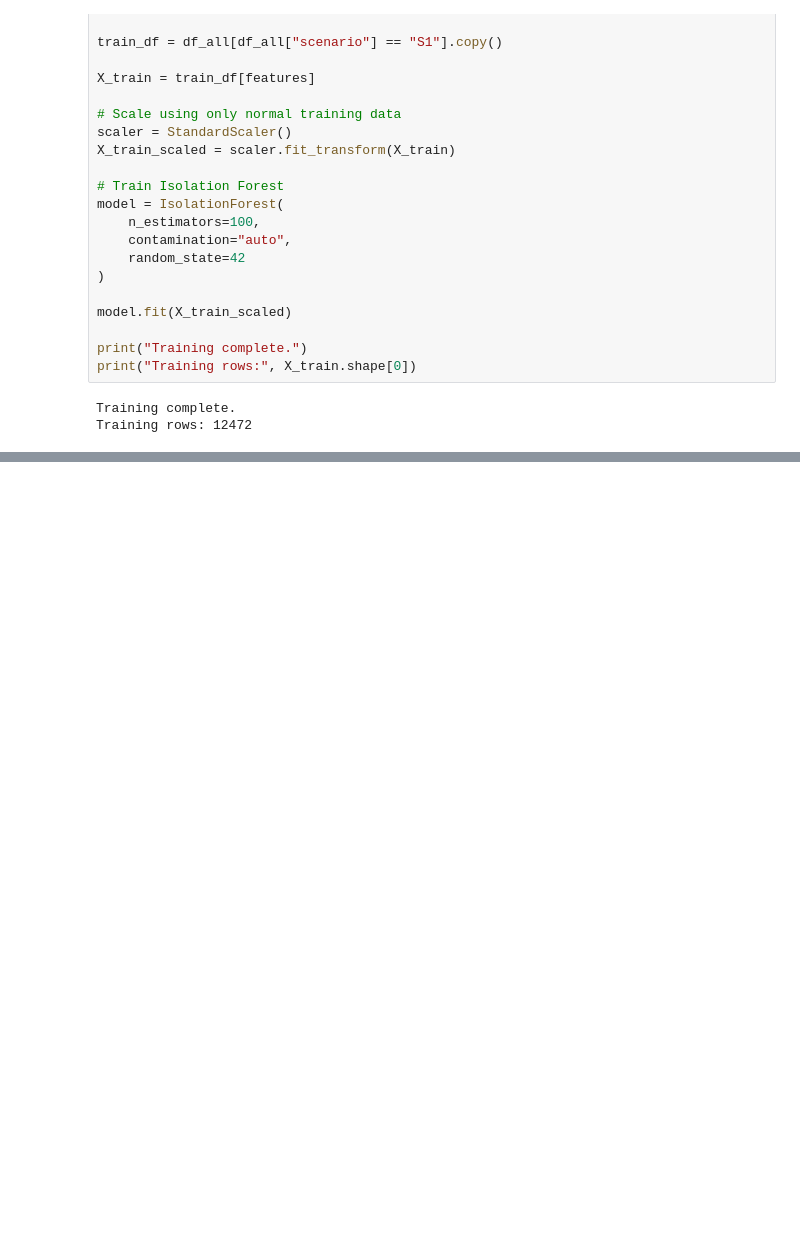
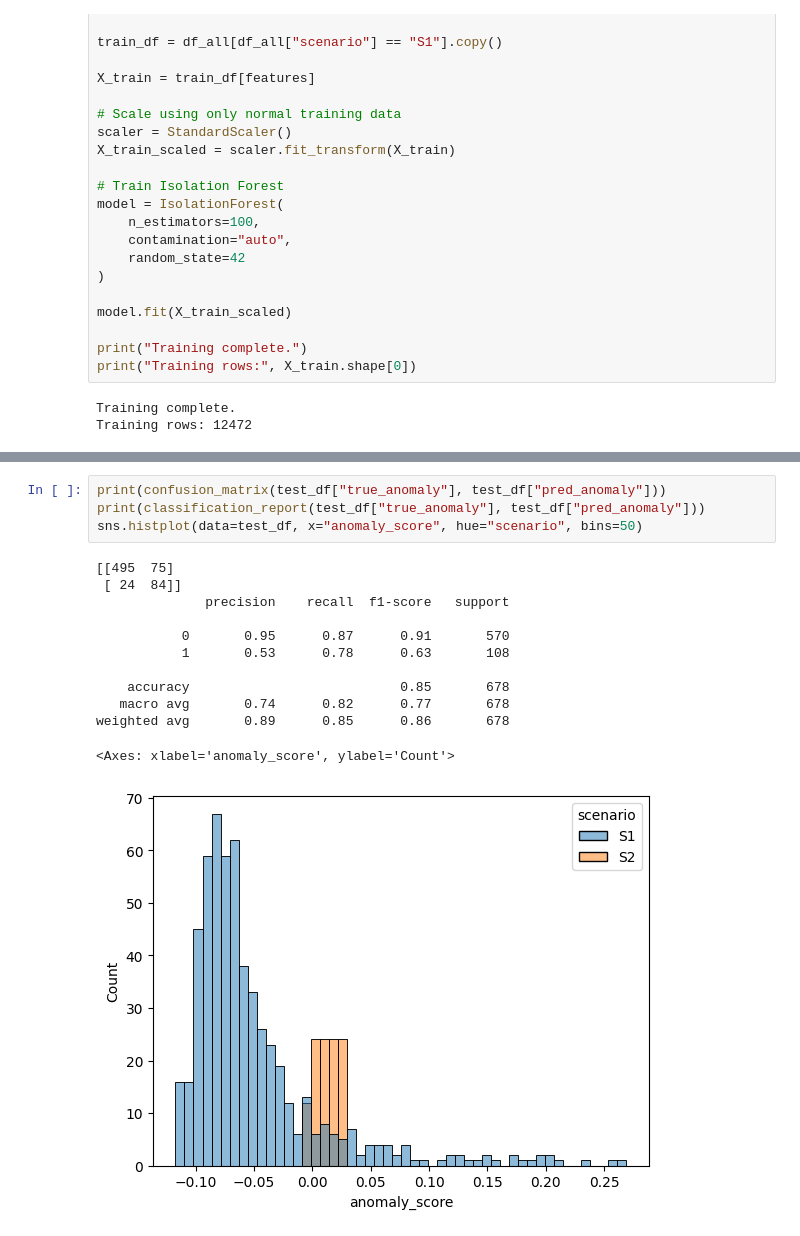
Before and after one commit to RonanBiggs/Anomalous-RFID-Detection, a Jupyter notebook: RFID.ipynb, the cells around one changed output, grey strips where cells are left out. Drawn from its saved outputs; the diff is of its cells as text; blank space fills up the shorter version.

```diff
--- a/RFID.ipynb
+++ b/RFID.ipynb
@@ -223,0 +368,17 @@ weighted avg       0.88      0.90      0.89    118367
+# %%
+print(confusion_matrix(test_df["true_anomaly"], test_df["pred_anomaly"]))
+print(classification_report(test_df["true_anomaly"], test_df["pred_anomaly"]))
+sns.histplot(data=test_df, x="anomaly_score", hue="scenario", bins=50)
+# %% [output]
+[[495  75]
+ [ 24  84]]
+              precision    recall  f1-score   support
+
+           0       0.95      0.87      0.91       570
+           1       0.53      0.78      0.63       108
+
+    accuracy                           0.85       678
+   macro avg       0.74      0.82      0.77       678
+weighted avg       0.89      0.85      0.86       678
+<Axes: xlabel='anomaly_score', ylabel='Count'>
+[figure, added]
```
Also changed, not shown: parts of 7 cells of this notebook, 1 other file.
